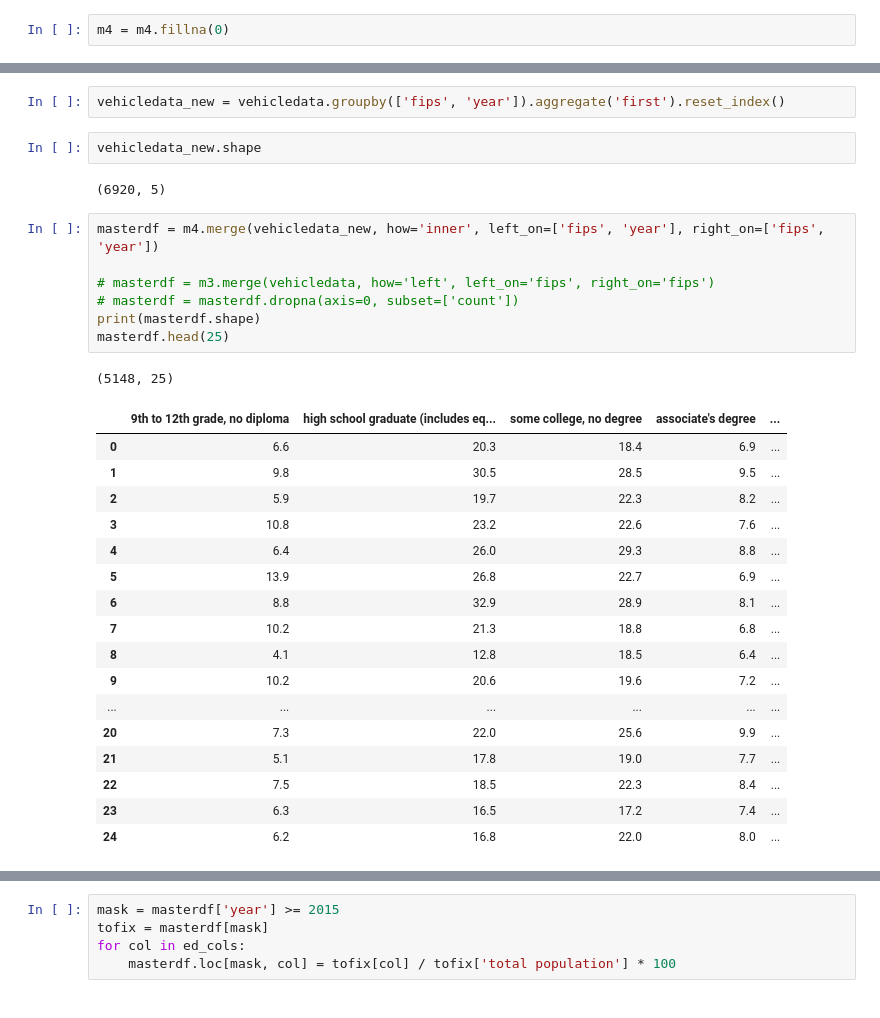
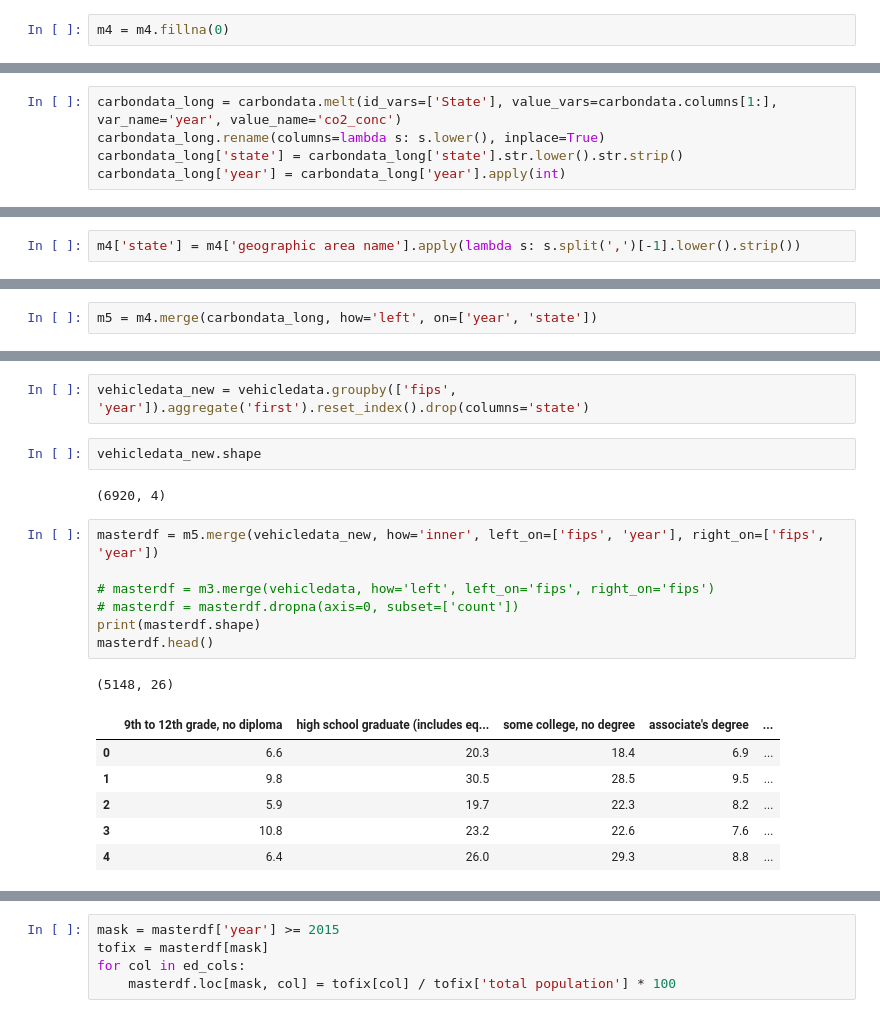
Before and after one commit to samaygarg/evprediction, a Jupyter notebook: finalproject_featurematrix.ipynb, the cells around one changed output, grey strips where cells are left out. Saved outputs shown, nothing was run; the diff lists cells and outputs as text.

```diff
--- a/finalproject_featurematrix.ipynb
+++ b/finalproject_featurematrix.ipynb
@@ -209,0 +222,5 @@ def first(x):
+# %%
+carbondata_long = carbondata.melt(id_vars=['State'], value_vars=carbondata.columns[1:], var_name='year', value_name='co2_conc')
+carbondata_long.rename(columns=lambda s: s.lower(), inplace=True)
+carbondata_long['state'] = carbondata_long['state'].str.lower().str.strip()
+carbondata_long['year'] = carbondata_long['year'].apply(int)
@@ -209,0 +254,2 @@ def first(x):
+# %%
+m4['state'] = m4['geographic area name'].apply(lambda s: s.split(',')[-1].lower().strip())
@@ -209,0 +265,2 @@ def first(x):
+# %%
+m5 = m4.merge(carbondata_long, how='left', on=['year', 'state'])
@@ -210,33 +276,22 @@ def first(x):
 # %%
-vehicledata_new = vehicledata.groupby(['fips', 'year']).aggregate('first').reset_index()
+vehicledata_new = vehicledata.groupby(['fips', 'year']).aggregate('first').reset_index().drop(columns='state')
 # %%
 vehicledata_new.shape
 # %% [output]
-(6920, 5)
+(6920, 4)
 # %%
-masterdf = m4.merge(vehicledata_new, how='inner', left_on=['fips', 'year'], right_on=['fips', 'year'])
+masterdf = m5.merge(vehicledata_new, how='inner', left_on=['fips', 'year'], right_on=['fips', 'year'])
 
 # masterdf = m3.merge(vehicledata, how='left', left_on='fips', right_on='fips')
 # masterdf = masterdf.dropna(axis=0, subset=['count'])
 print(masterdf.shape)
-masterdf.head(25)
+masterdf.head()
 # %% [output]
-(5148, 25)
+(5148, 26)
 |  | 9th to 12th grade, no diploma | high school graduate (includes eq... | some college, no degree | associate's degree | ... |
 | 0 | 6.6 | 20.3 | 18.4 | 6.9 | ... |
 | 1 | 9.8 | 30.5 | 28.5 | 9.5 | ... |
 | 2 | 5.9 | 19.7 | 22.3 | 8.2 | ... |
 | 3 | 10.8 | 23.2 | 22.6 | 7.6 | ... |
 | 4 | 6.4 | 26.0 | 29.3 | 8.8 | ... |
-| 5 | 13.9 | 26.8 | 22.7 | 6.9 | ... |
-| 6 | 8.8 | 32.9 | 28.9 | 8.1 | ... |
-| 7 | 10.2 | 21.3 | 18.8 | 6.8 | ... |
-| 8 | 4.1 | 12.8 | 18.5 | 6.4 | ... |
-| 9 | 10.2 | 20.6 | 19.6 | 7.2 | ... |
-| ... | ... | ... | ... | ... | ... |
-| 20 | 7.3 | 22.0 | 25.6 | 9.9 | ... |
-| 21 | 5.1 | 17.8 | 19.0 | 7.7 | ... |
-| 22 | 7.5 | 18.5 | 22.3 | 8.4 | ... |
-| 23 | 6.3 | 16.5 | 17.2 | 7.4 | ... |
-| 24 | 6.2 | 16.8 | 22.0 | 8.0 | ... |
 # %%
```
Also changed, not shown: parts of 14 cells of this notebook, 3 other files.
